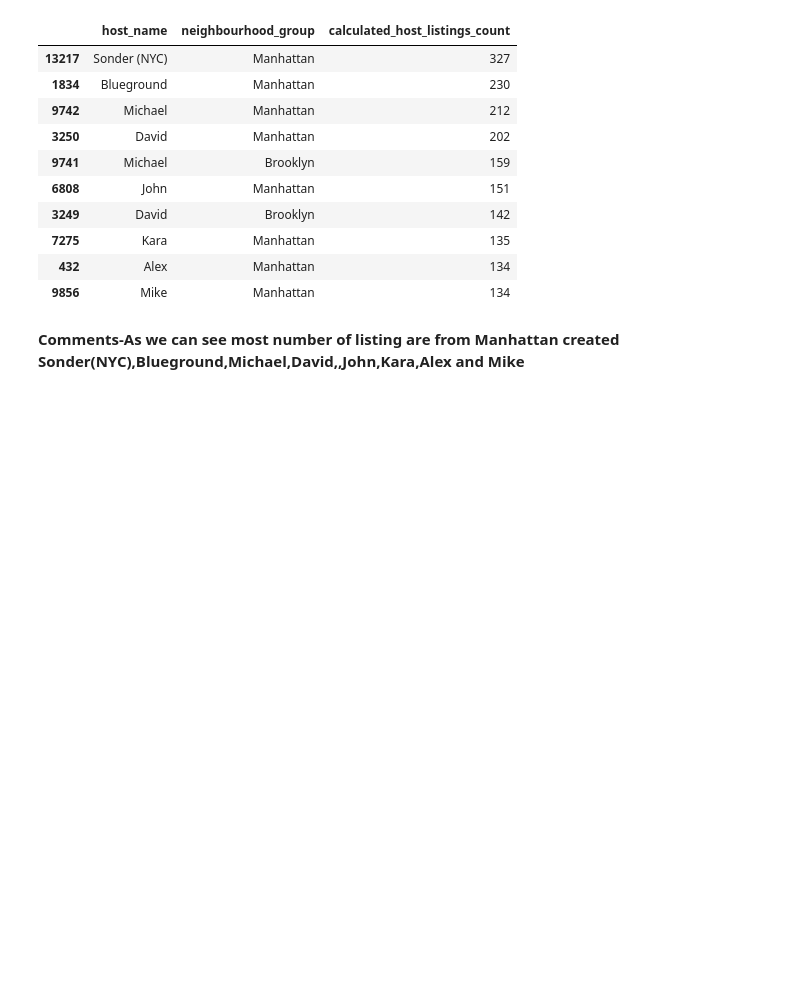
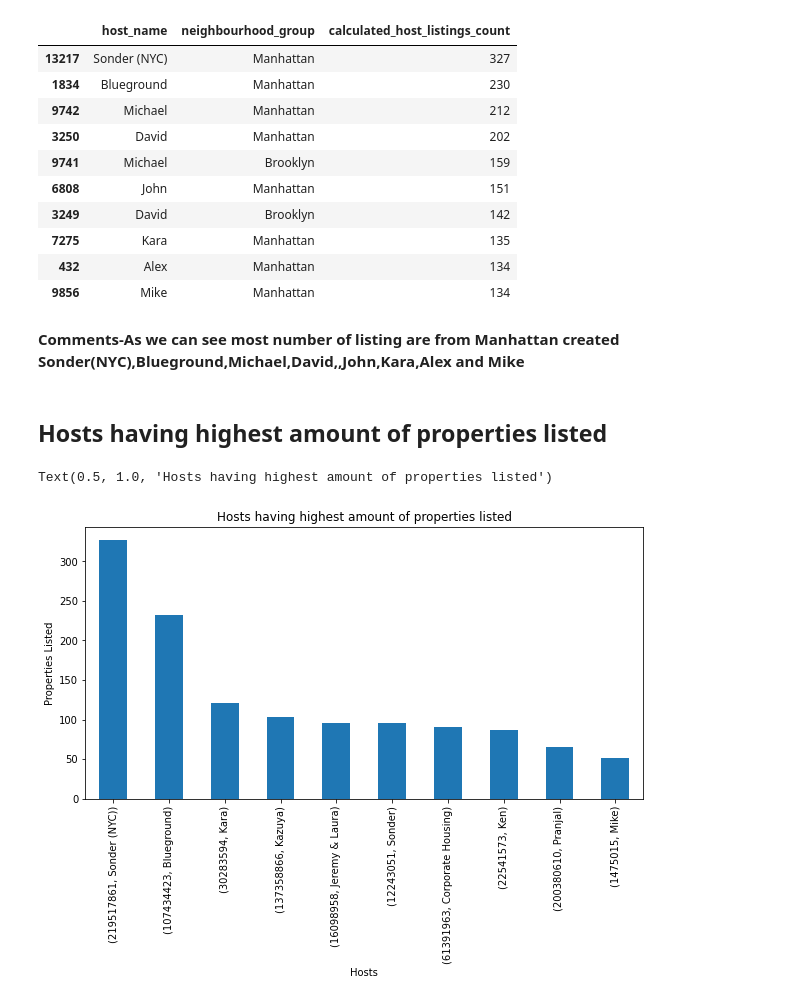
Before and after one commit to Aniket-Satpute/Airbnb-Booking-Analysis, a Jupyter notebook: airbnb_booking_analysis_aniket.ipynb, the cells around one changed output. Cells and saved outputs as stored; diff of their text form; code cells hidden in the pictures; blank space fills up the shorter version.

```diff
--- a/airbnb_booking_analysis_aniket.ipynb
+++ b/airbnb_booking_analysis_aniket.ipynb
@@ -231,3 +231,14 @@ hosts_area.sort_values(by='calculated_host_listings_count', ascending=False).hea
 | 9856 | Mike | Manhattan | 134 |
 # %% [markdown]
 **Comments-As we can see most number of listing are from Manhattan created Sonder(NYC),Blueground,Michael,David,,John,Kara,Alex and Mike**
+# %% [markdown]
+## **Hosts having highest amount of properties listed**
+# %%
+highest_props_host = ABA.groupby(['host_id', 'host_name'])['host_id'].count().sort_values(ascending=False)[:10]
+highest_props_host.plot.bar(figsize=(10,5))
+plt.xlabel('Hosts')
+plt.ylabel('Properties Listed')
+plt.title('Hosts having highest amount of properties listed')
+# %% [output]
+Text(0.5, 1.0, 'Hosts having highest amount of properties listed')
+[figure, added]
```
Also changed, not shown: parts of 4 cells of this notebook.
